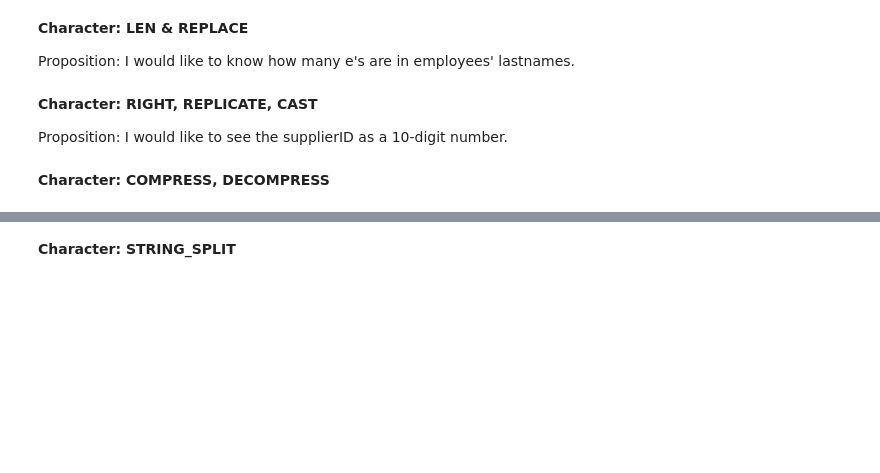
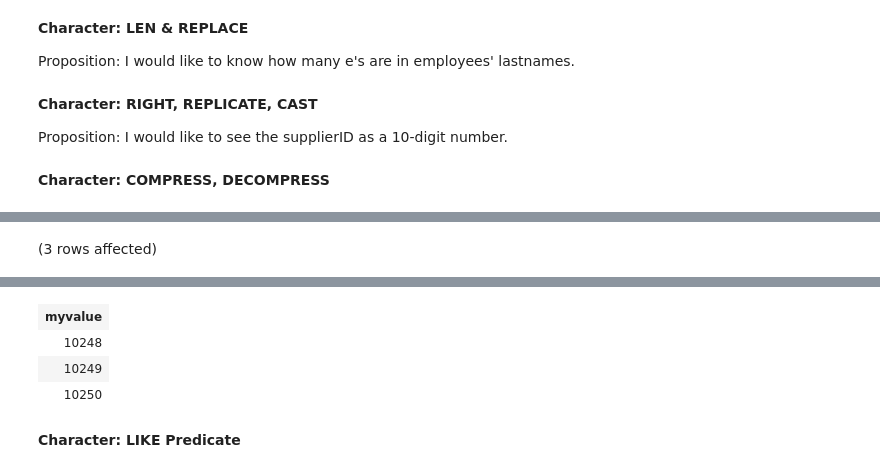
Before and after one commit to jasmine-yojin/Database, a Jupyter notebook: HW2 Query Conversion From TSQLV4 to Northwinds with Proposition.ipynb, the cells around one changed output, grey strips where cells are left out. Drawn from its saved outputs; the diff is of its cells as text; code cells hidden in the pictures; blank space fills up the shorter version.

```diff
--- a/HW2 Query Conversion From TSQLV4 to Northwinds with Proposition.ipynb
+++ b/HW2 Query Conversion From TSQLV4 to Northwinds with Proposition.ipynb
@@ -810,0 +817,5 @@ SELECT
+# %%
+SELECT CAST(value AS INT) AS myvalue
+FROM STRING_SPLIT('10248,10249,10250', ',') AS S;
+# %% [output]
+(3 rows affected)
@@ -811,2 +823,6 @@ SELECT
+| myvalue |
+| 10248 |
+| 10249 |
+| 10250 |
 # %% [markdown]
-**Character: STRING\_SPLIT**
+**Character: LIKE Predicate**
```
Also changed, not shown: parts of 3 cells of this notebook.
